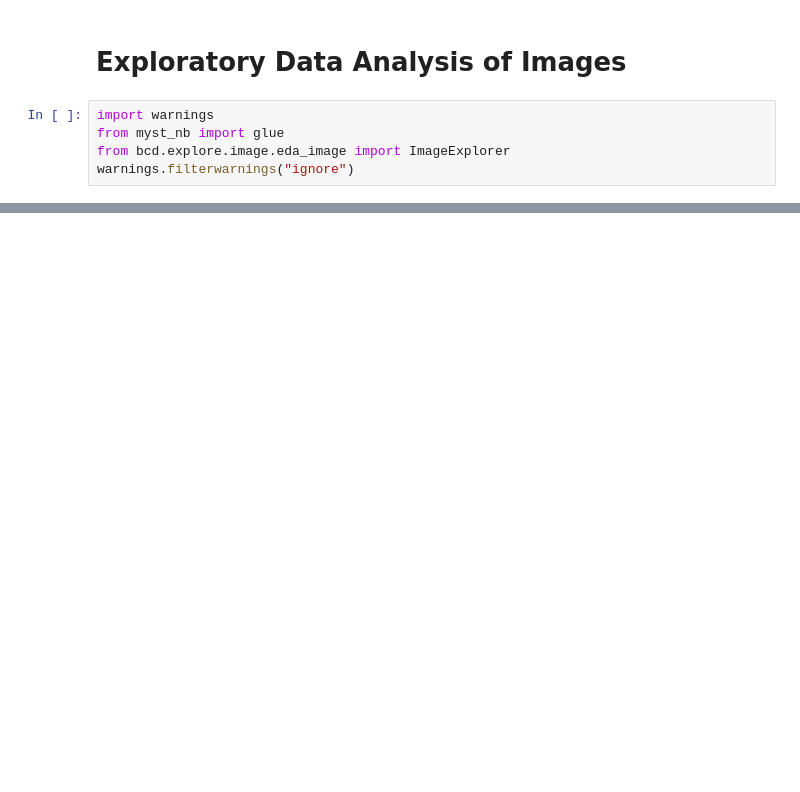
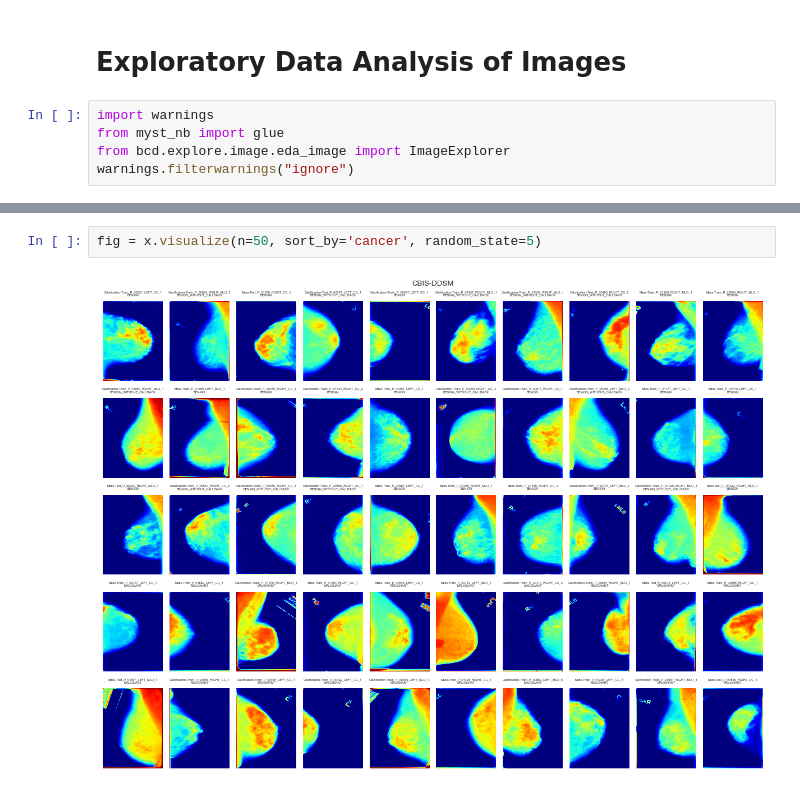
Before and after one commit to john-james-ai/BreastCancerDetection, a Jupyter notebook: notebooks/content/08_eda_image.ipynb, the cells around one changed output, grey strips where cells are left out. Drawn from its saved outputs; the diff is of its cells as text; blank space fills up the shorter version.

```diff
--- a/notebooks/content/08_eda_image.ipynb
+++ b/notebooks/content/08_eda_image.ipynb
@@ -16,0 +95,4 @@ _ = x.summary()
+# %%
+fig = x.visualize(n=50, sort_by='cancer', random_state=5)
+# %% [output]
+[figure, added]
```
Also changed, not shown: parts of 33 cells of this notebook, 18 other files.
